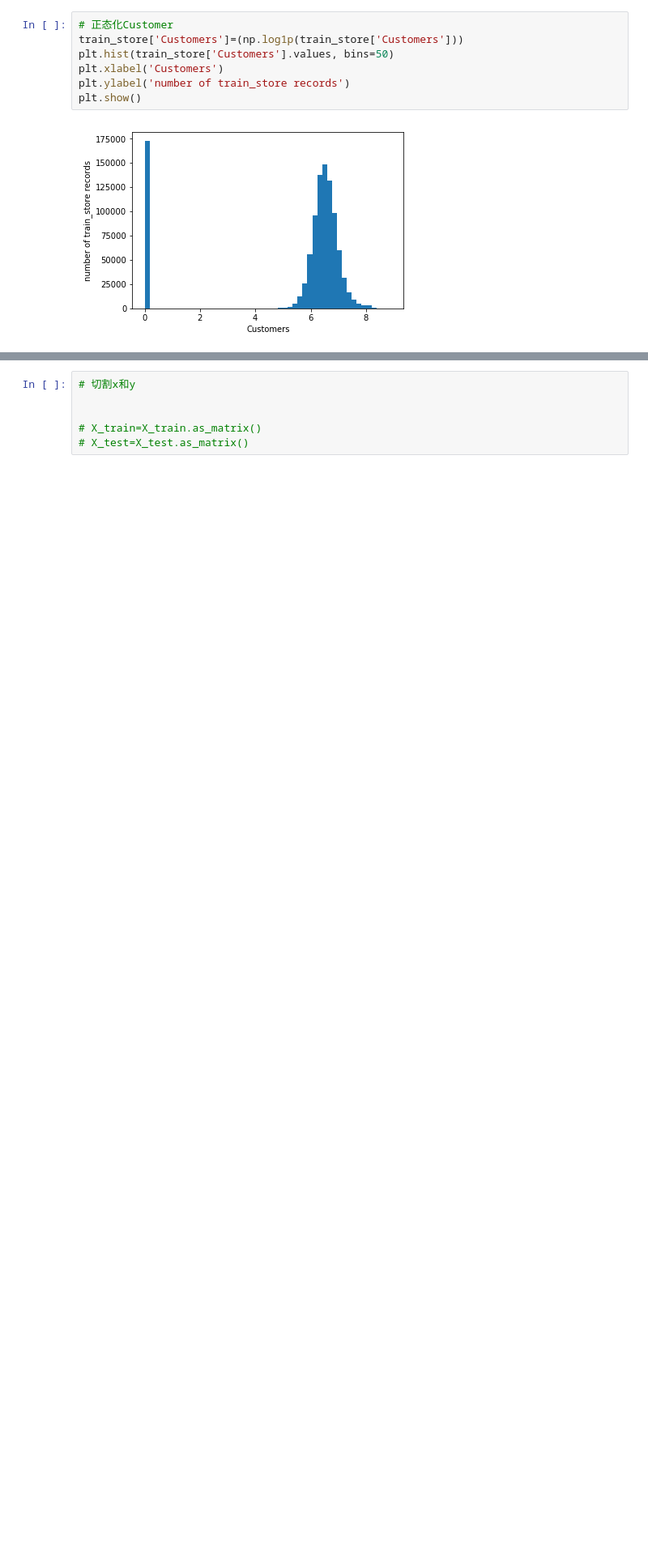
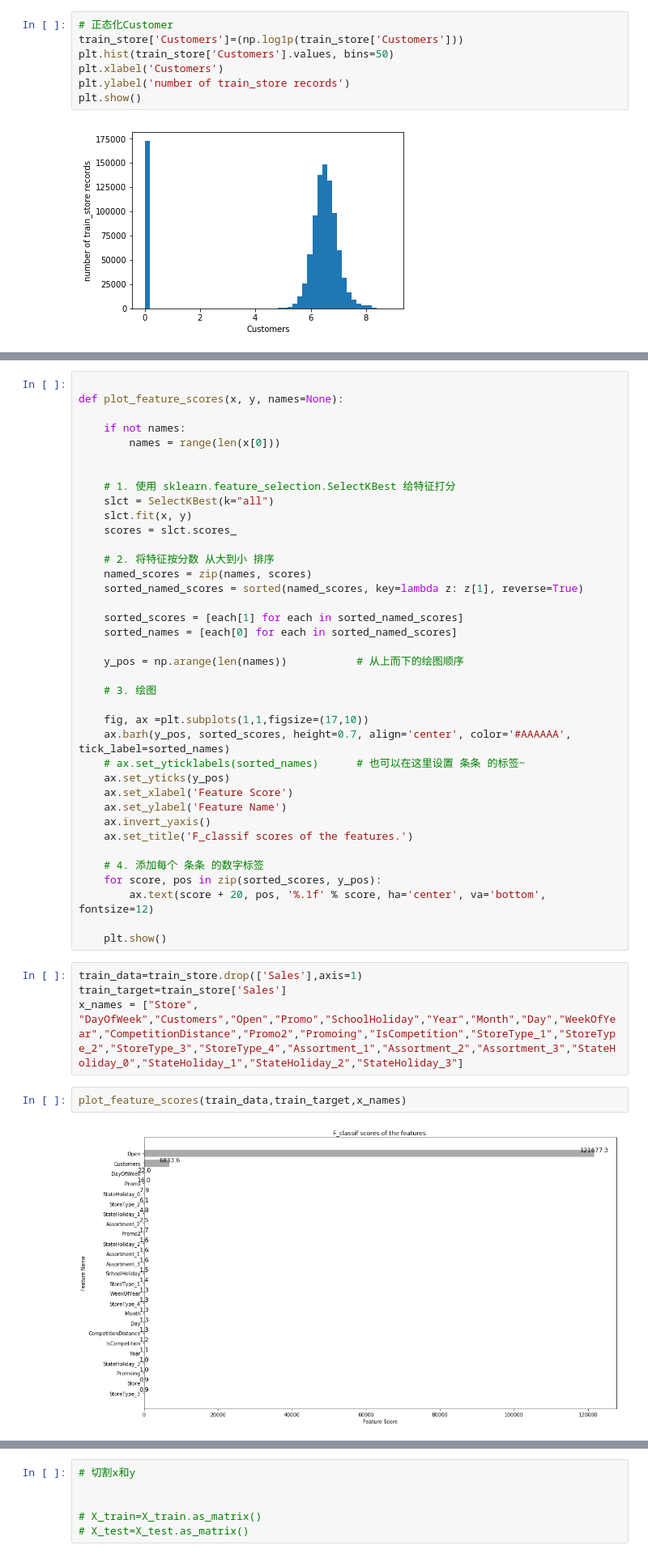
Before and after one commit to xueweiyema/ForecastRossmannStoreSales, a Jupyter notebook: script/proposal.ipynb, the cells around one changed output, grey strips where cells are left out. Shown at 81% size. Drawn from its saved outputs; the diff is of its cells as text; blank space fills up the shorter version.

```diff
--- a/script/proposal.ipynb
+++ b/script/proposal.ipynb
@@ -674,0 +707,46 @@ memory usage: 168.1 MB
+# %%
+
+def plot_feature_scores(x, y, names=None):
+
+    if not names:
+        names = range(len(x[0]))
+
+
+    # 1. 使用 sklearn.feature_selection.SelectKBest 给特征打分
+    slct = SelectKBest(k="all")
+    slct.fit(x, y)
+    scores = slct.scores_
+
+    # 2. 将特征按分数 从大到小 排序
+    named_scores = zip(names, scores)
+    sorted_named_scores = sorted(named_scores, key=lambda z: z[1], reverse=True)
+
+    sorted_scores = [each[1] for each in sorted_named_scores]
+    sorted_names = [each[0] for each in sorted_named_scores]
+
+    y_pos = np.arange(len(names))           # 从上而下的绘图顺序
+
+    # 3. 绘图
+
+    fig, ax =plt.subplots(1,1,figsize=(17,10))
+    ax.barh(y_pos, sorted_scores, height=0.7, align='center', color='#AAAAAA', tick_label=sorted_names)
+    # ax.set_yticklabels(sorted_names)      # 也可以在这里设置 条条 的标签~
+    ax.set_yticks(y_pos)
+    ax.set_xlabel('Feature Score')
+    ax.set_ylabel('Feature Name')
+    ax.invert_yaxis()
+    ax.set_title('F_classif scores of the features.')
+
+    # 4. 添加每个 条条 的数字标签
+    for score, pos in zip(sorted_scores, y_pos):
+        ax.text(score + 20, pos, '%.1f' % score, ha='center', va='bottom', fontsize=12)
+
+    plt.show()
+# %%
+train_data=train_store.drop(['Sales'],axis=1)
+train_target=train_store['Sales']
+x_names = ["Store", "DayOfWeek","Customers","Open","Promo","SchoolHoliday","Year","Month","Day","WeekOfYear","CompetitionDistance","Promo2","Promoing","IsCompetition","StoreType_1","StoreType_2","StoreType_3","StoreType_4","Assortment_1","Assortment_2","Assortment_3","StateHoliday_0","StateHoliday_1","StateHoliday_2","StateHoliday_3"]
+# %%
+plot_feature_scores(train_data,train_target,x_names)
+# %% [output]
+[figure, added]
```
Also changed, not shown: parts of 14 cells of this notebook.
